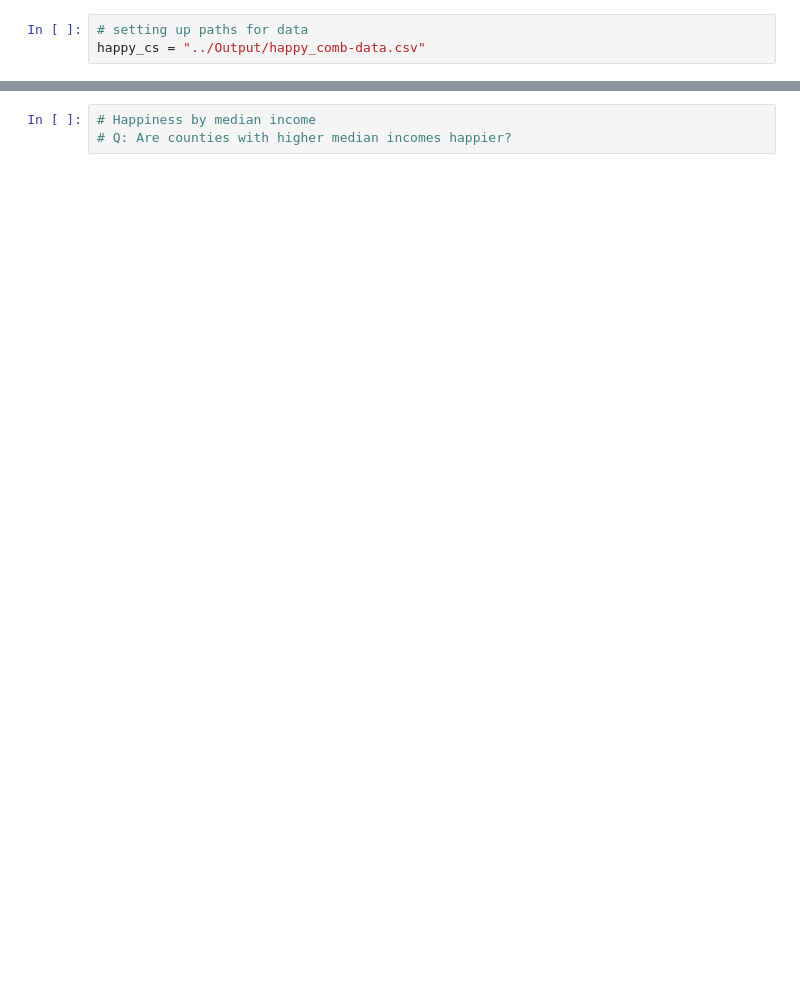
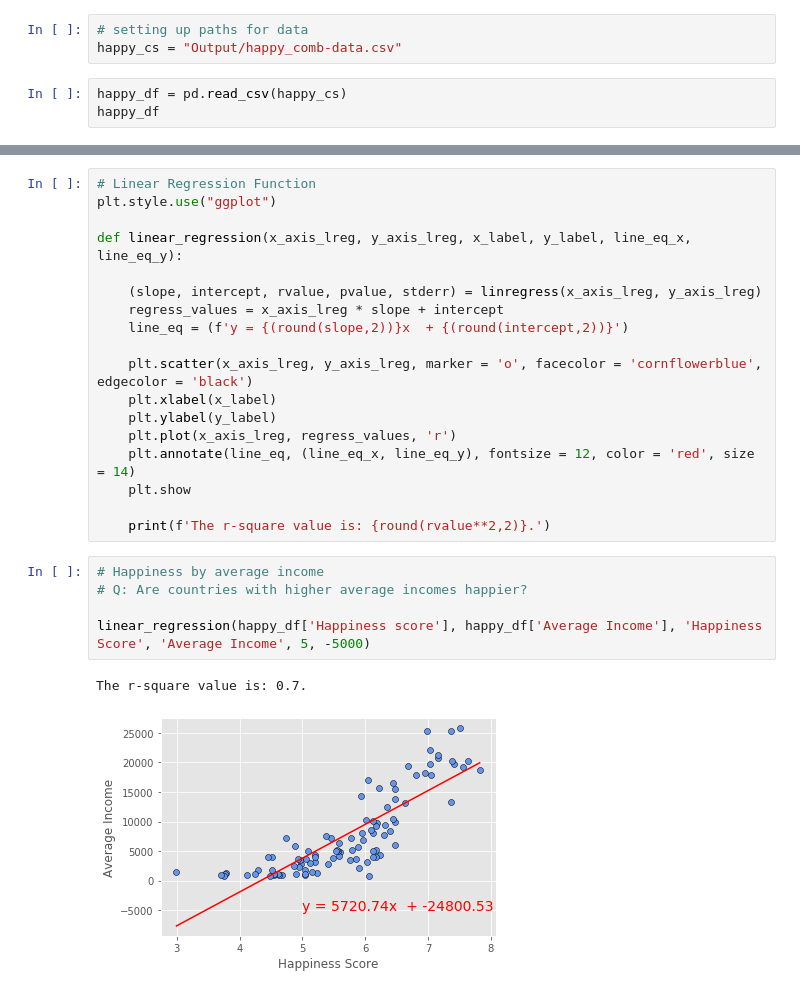
Before and after one commit to CBPher24/Exploring-World-Happiness, a Jupyter notebook: MainWork/All_Questions_team.ipynb, the cells around one changed output, grey strips where cells are left out. Cells and saved outputs as stored; diff of their text form; blank space fills up the shorter version.

Commit message:
Grace linregress update

```diff
--- a/MainWork/All_Questions_team.ipynb
+++ b/MainWork/All_Questions_team.ipynb
@@ -8,3 +9,6 @@ import pprint
 # %%
 # setting up paths for data
-happy_cs = "../Output/happy_comb-data.csv"
+happy_cs = "Output/happy_comb-data.csv"
+# %%
+happy_df = pd.read_csv(happy_cs)
+happy_df
@@ -11,4 +29,27 @@ happy_cs = "../Output/happy_comb-data.csv"
+# %%
+# Linear Regression Function
+plt.style.use("ggplot")
+
+def linear_regression(x_axis_lreg, y_axis_lreg, x_label, y_label, line_eq_x, line_eq_y):
+
+    (slope, intercept, rvalue, pvalue, stderr) = linregress(x_axis_lreg, y_axis_lreg)
+    regress_values = x_axis_lreg * slope + intercept
+    line_eq = (f'y = {(round(slope,2))}x  + {(round(intercept,2))}')
+
+    plt.scatter(x_axis_lreg, y_axis_lreg, marker = 'o', facecolor = 'cornflowerblue', edgecolor = 'black')
+    plt.xlabel(x_label)
+    plt.ylabel(y_label)
+    plt.plot(x_axis_lreg, regress_values, 'r')
+    plt.annotate(line_eq, (line_eq_x, line_eq_y), fontsize = 12, color = 'red', size = 14)
+    plt.show
+
+    print(f'The r-square value is: {round(rvalue**2,2)}.')
 # %%
-# Happiness by median income
-# Q: Are counties with higher median incomes happier?
+# Happiness by average income
+# Q: Are countries with higher average incomes happier?
+
+linear_regression(happy_df['Happiness score'], happy_df['Average Income'], 'Happiness Score', 'Average Income', 5, -5000)
+# %% [output]
+The r-square value is: 0.7.
+[figure, added]
 # %%
```
Also changed, not shown: parts of 5 cells of this notebook.
